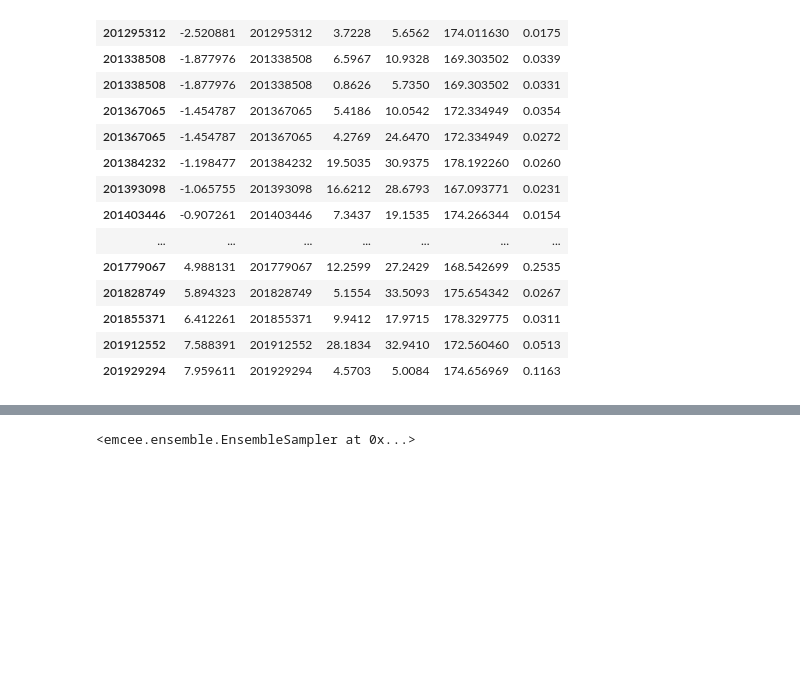
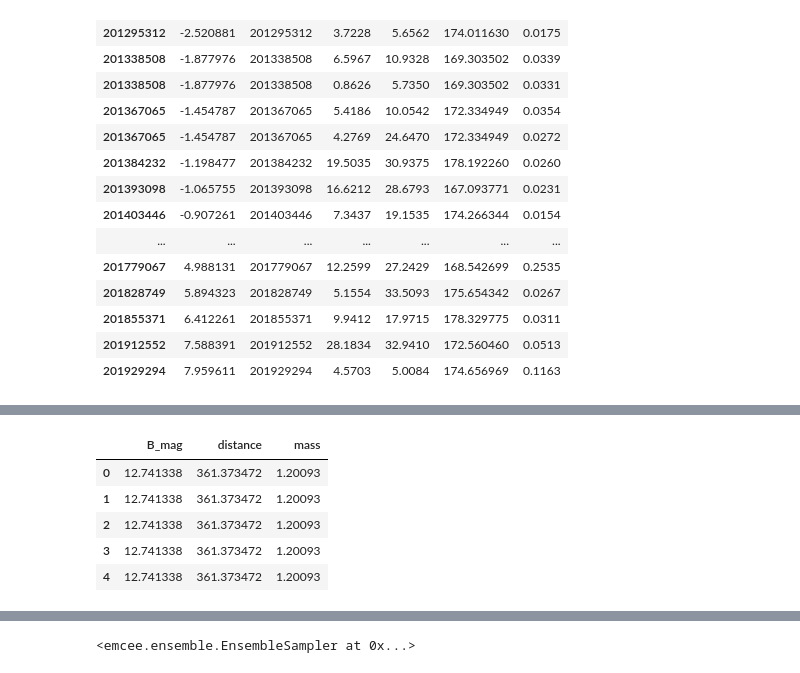
Before and after one commit to benmontet/k2-characterization, a Jupyter notebook: fpp/test.ipynb, the cells around one changed output, grey strips where cells are left out. Saved outputs shown, nothing was run; the diff lists cells and outputs as text; code cells hidden in the pictures; blank space fills up the shorter version.

```diff
--- a/fpp/test.ipynb
+++ b/fpp/test.ipynb
@@ -41,0 +55,9 @@ mod.triangle_plots();
+# %%
+mod._samples[['B_mag','distance','mass']].head()
+# %% [output]
+|  | B_mag | distance | mass |
+| 0 | 12.741338 | 361.373472 | 1.20093 |
+| 1 | 12.741338 | 361.373472 | 1.20093 |
+| 2 | 12.741338 | 361.373472 | 1.20093 |
+| 3 | 12.741338 | 361.373472 | 1.20093 |
+| 4 | 12.741338 | 361.373472 | 1.20093 |
```
Also changed, not shown: parts of 8 cells of this notebook, 6 other files.
